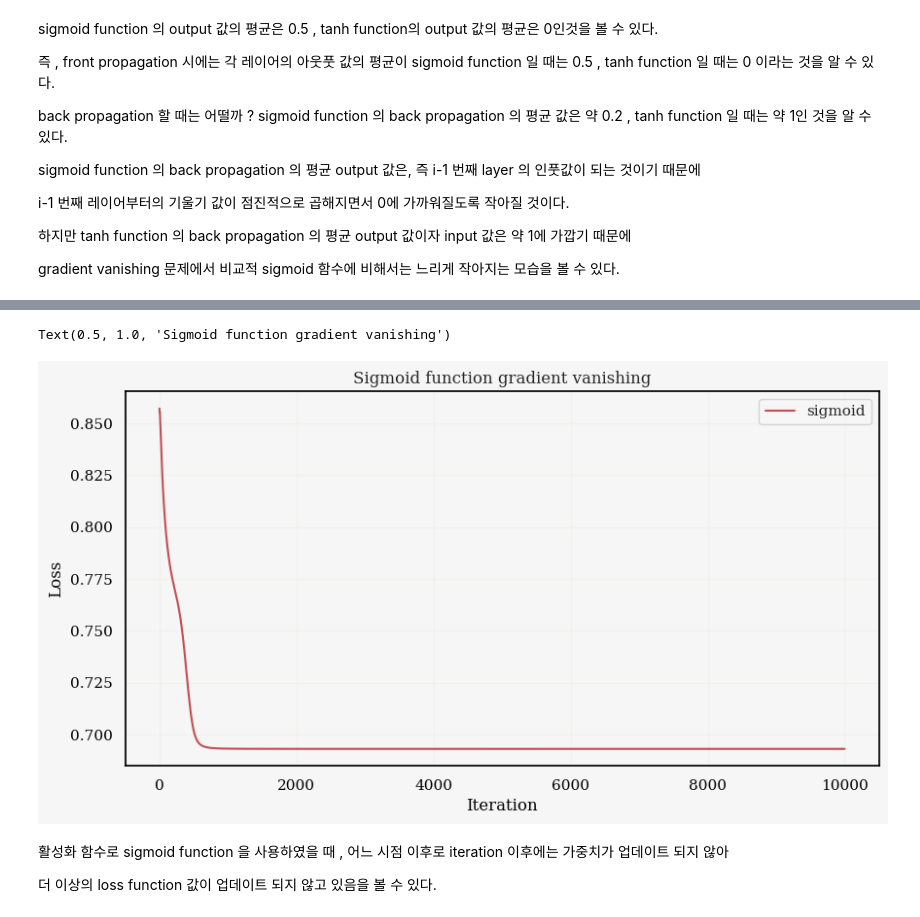
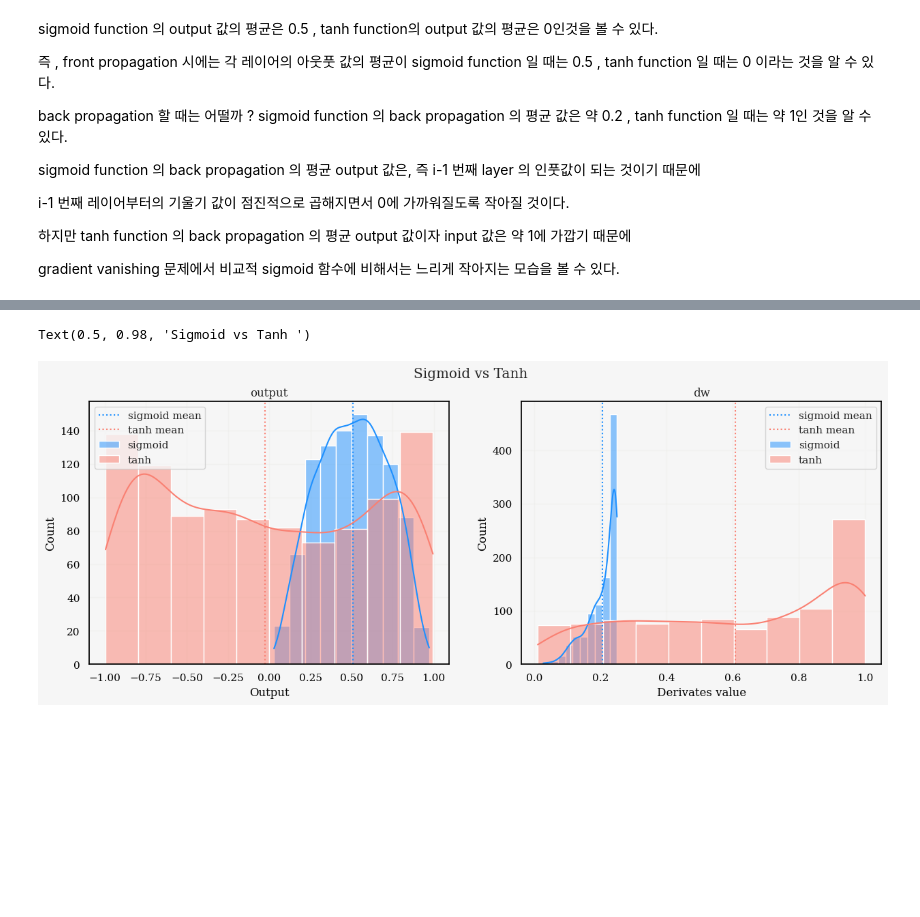
Before and after one commit to yonghyeun/Deep-learning, a Jupyter notebook: 8. activation function (sigmoid, tanh,relu , leaky relu).ipynb, the cells around one changed output, grey strips where cells are left out. Saved outputs shown, nothing was run; the diff lists cells and outputs as text; code cells hidden in the pictures; blank space fills up the shorter version.

Commit message:
Acitvaiton function 구현 및 실험

```diff
--- a/8. activation function (sigmoid, tanh,relu , leaky relu).ipynb
+++ b/8. activation function (sigmoid, tanh,relu , leaky relu).ipynb
@@ -423,16 +232,0 @@ for i in range(iter):
-# %%
-fig,ax = plt.subplots(figsize = (10,5))
-
-ax.plot(sigmoid_dnn.loss_list, c = 'r', label = 'sigmoid')
-# ax.plot(tanh_dnn.loss_list, c = 'b', label = 'tanh') # 추후 수정하자
-ax.legend()
-ax.set_xlabel('Iteration')
-ax.set_ylabel('Loss')
-ax.set_title('Sigmoid function gradient vanishing')
-# %% [output]
-Text(0.5, 1.0, 'Sigmoid function gradient vanishing')
-[figure, removed]
-# %% [markdown]
-활성화 함수로 sigmoid function 을 사용하였을 때 , 어느 시점 이후로 iteration 이후에는 가중치가 업데이트 되지 않아
-
-더 이상의 loss function 값이 업데이트 되지 않고 있음을 볼 수 있다.
@@ -438,0 +256,37 @@ Text(0.5, 1.0, 'Sigmoid function gradient vanishing')
+# %%
+fig,ax = plt.subplots(ncols = 2 ,figsize = (15,5))
+
+color = ['dodgerblue', 'salmon']
+for idx ,activation in enumerate(['sigmoid', 'tanh']):
+
+    # 임의의 선형 결합값 생성
+
+    c = color[idx]
+
+    random_z = np.random.normal(0,1,size = 1000)
+    if idx == 0: # sigmoid 함수면
+        output = sigmoid(random_z)
+        dw = sigmoid_derivates(random_z)
+    else:
+        output = tanh(random_z)
+        dw = tanh_derivates(random_z)
+
+    sns.histplot(output, ax = ax[0], kde = True, label = activation, alpha = 0.5, bins = 10, color = c)
+    sns.histplot(dw,  ax = ax[1], kde = True, label = activation, alpha = 0.5, bins = 10, color = c)
+
+    ax[0].axvline(np.mean(output), ls = ':', label = f'{activation} mean', c = c)
+    ax[1].axvline(np.mean(dw), ls = ':', label = f'{activation} mean', c = c)
+
+
+ax[0].legend()
+ax[0].set_title('output')
+ax[0].set_xlabel('Output')
+
+ax[1].legend()
+ax[1].set_title('dw')
+ax[1].set_xlabel('Derivates value')
+
+fig.suptitle('Sigmoid vs Tanh ')
+# %% [output]
+Text(0.5, 0.98, 'Sigmoid vs Tanh ')
+[figure, added]
```
Also changed, not shown: parts of 24 cells of this notebook.
